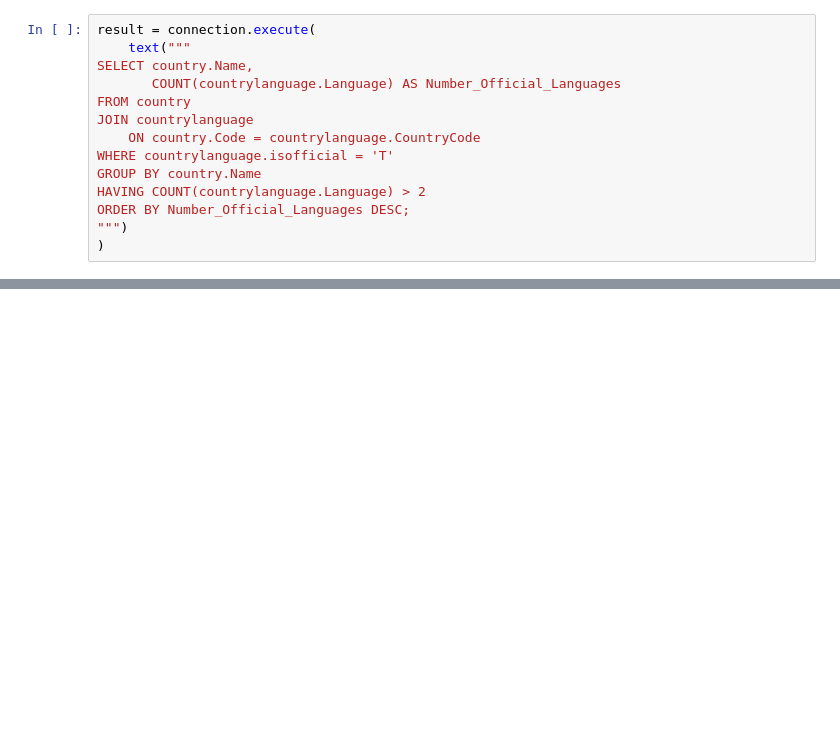
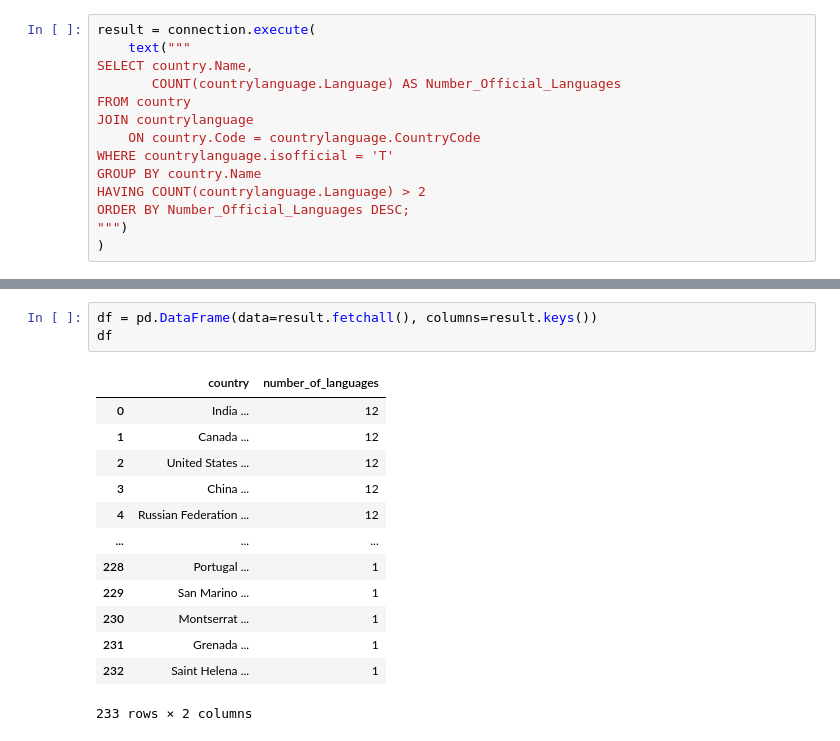
Before and after one commit to ss2jak/databases-for-analytics, a Jupyter notebook: ex4.ipynb, the cells around one changed output, grey strips where cells are left out. Saved outputs shown, nothing was run; the diff lists cells and outputs as text; blank space fills up the shorter version.

```diff
--- a/ex4.ipynb
+++ b/ex4.ipynb
@@ -64,0 +93,17 @@ plt.show()
+# %%
+df = pd.DataFrame(data=result.fetchall(), columns=result.keys())
+df
+# %% [output]
+|  | country | number_of_languages |
+| 0 | India ... | 12 |
+| 1 | Canada ... | 12 |
+| 2 | United States ... | 12 |
+| 3 | China ... | 12 |
+| 4 | Russian Federation ... | 12 |
+| ... | ... | ... |
+| 228 | Portugal ... | 1 |
+| 229 | San Marino ... | 1 |
+| 230 | Montserrat ... | 1 |
+| 231 | Grenada ... | 1 |
+| 232 | Saint Helena ... | 1 |
+233 rows × 2 columns
```
Also changed, not shown: parts of 5 cells of this notebook.
